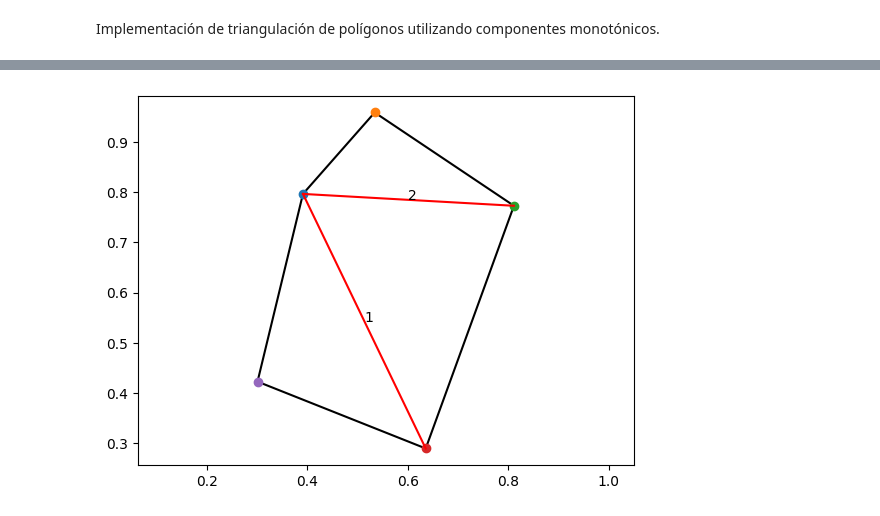
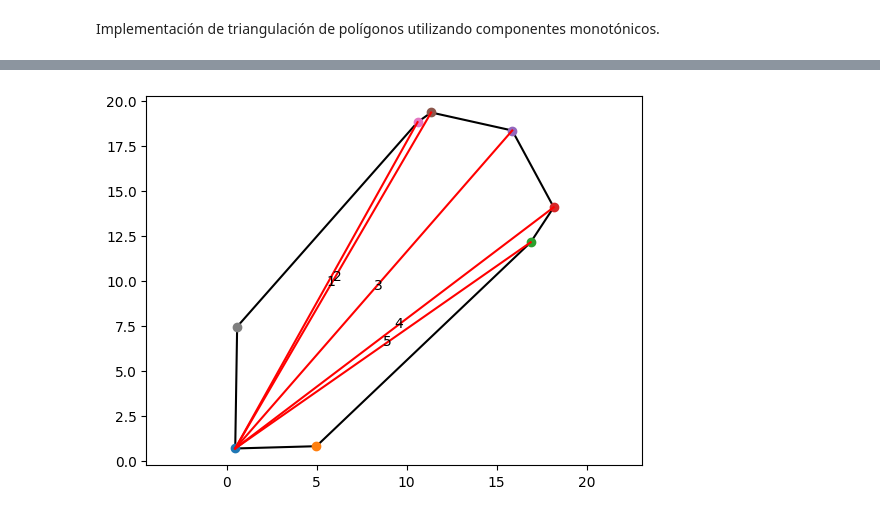
Before and after one commit to JUANITOTELO/Geometry, a Jupyter notebook: week5.ipynb, the cells around one changed output, grey strips where cells are left out. Saved outputs shown, nothing was run; the diff lists cells and outputs as text; code cells hidden in the pictures.

```diff
--- a/week5.ipynb
+++ b/week5.ipynb
@@ -103,7 +103,7 @@ def type(p1,p2,p3):
     else:
         return 'regular', angle*180/np.pi
 
-vs = generate_clockwise_polygon(5)
+vs = generate_clockwise_polygon(9)
 vs_segments = [[vs[i],vs[i+1]] for i in range(len(vs)-1)]+[[vs[-1],vs[0]]]
 # print(vs)
 # print(vs_segments)
@@ -146,36 +144,36 @@ for _ in range(n):
     x = random.uniform(0, n)
     y = random.uniform(0, n)
     vs.append([x, y])
 
 for _ in range(n):
     x = random.uniform(n, n+n)
     y = random.uniform(n, n+n)
     vs.append([x, y])
 
 # for i in vs:
 #     plt.plot(i[0],i[1],'o')
 
 # Sort the vertices by y-coordinate
-# vs_convex = get_convex_hull(vs)
+vs_convex = get_convex_hull(vs)
 # vs_convex = generate_clockwise_polygon(n)
-vs_convex = [[0.391352132531387, 0.7961924874432531], [0.5341047349929394, 0.9582753910206583], [0.8111796640234493, 0.7726074799397267], [0.6356478832040228, 0.2896030899428891], [0.30091603006142453, 0.4226720117905507]]
+# vs_convex = [[0.391352132531387, 0.7961924874432531], [0.5341047349929394, 0.9582753910206583], [0.8111796640234493, 0.7726074799397267], [0.6356478832040228, 0.2896030899428891], [0.30091603006142453, 0.4226720117905507]]
 
 for i in range(len(vs_convex)-1):
     plt.plot([vs_convex[i][0],vs_convex[i+1][0]],[vs_convex[i][1],vs_convex[i+1][1]],'k')
 plt.plot([vs_convex[-1][0],vs_convex[0][0]],[vs_convex[-1][1],vs_convex[0][1]],'k')
 
 for v in vs_convex:
     plt.plot(v[0],v[1],'o')
 
 triangles = triangulation_y_monotone(vs_convex, [])[::-1][1:]
 for t in triangles:
     plt.plot([t[0][0],t[1][0]],[t[0][1],t[1][1]],'r')
     plt.text((t[0][0]+t[1][0])/2,(t[0][1]+t[1][1])/2,f"{triangles.index(t)+1}")
 
 plt.axis('equal')
 plt.show()
 # %% [output]
-[figure, old version]
+[figure, new version]
 # %%
 # Source of the DCEL: https://gist.github.com/anku255/94c11a4dae33a3483536eab435177782
 import math as m
```
Also changed, not shown: parts of 5 cells of this notebook.
